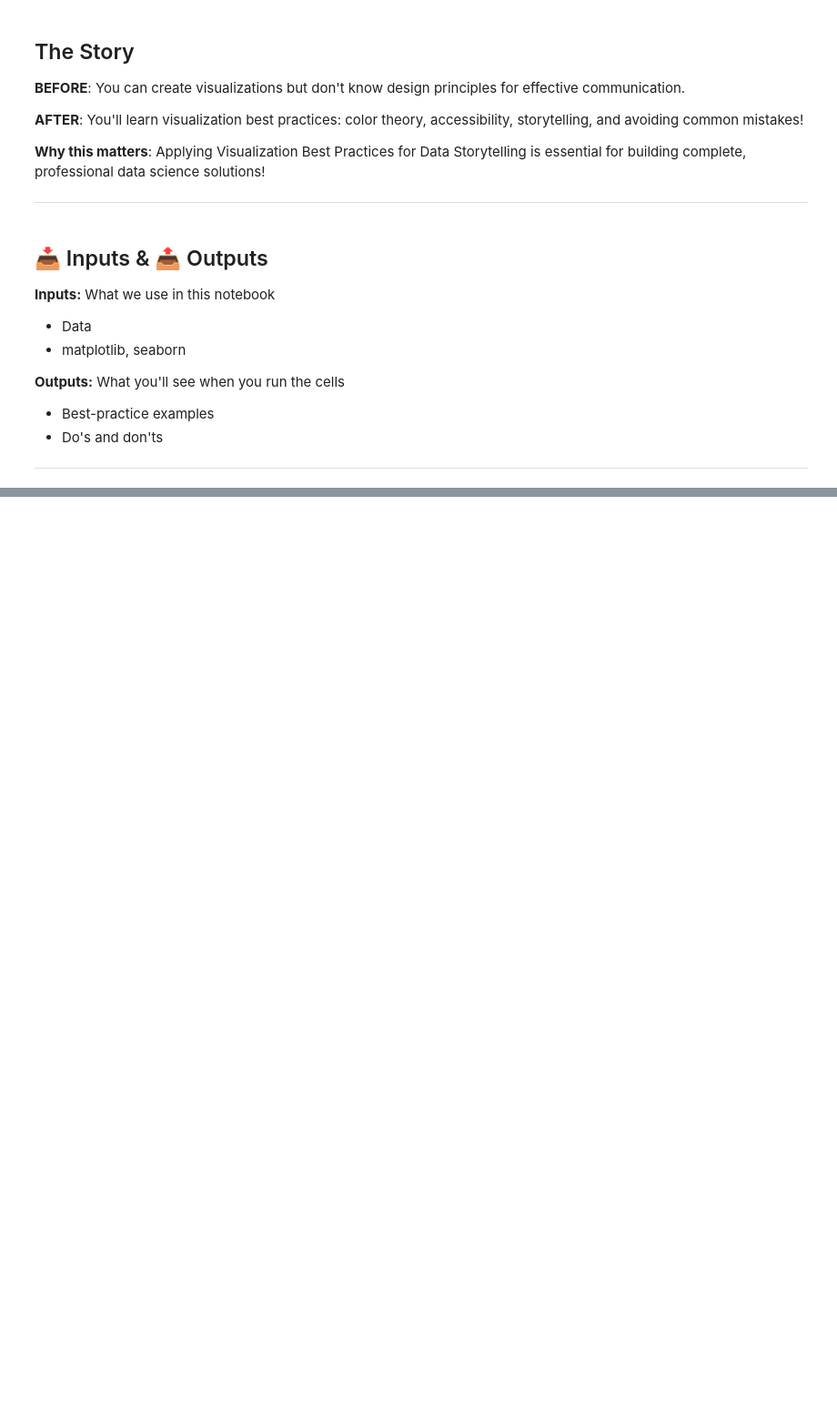
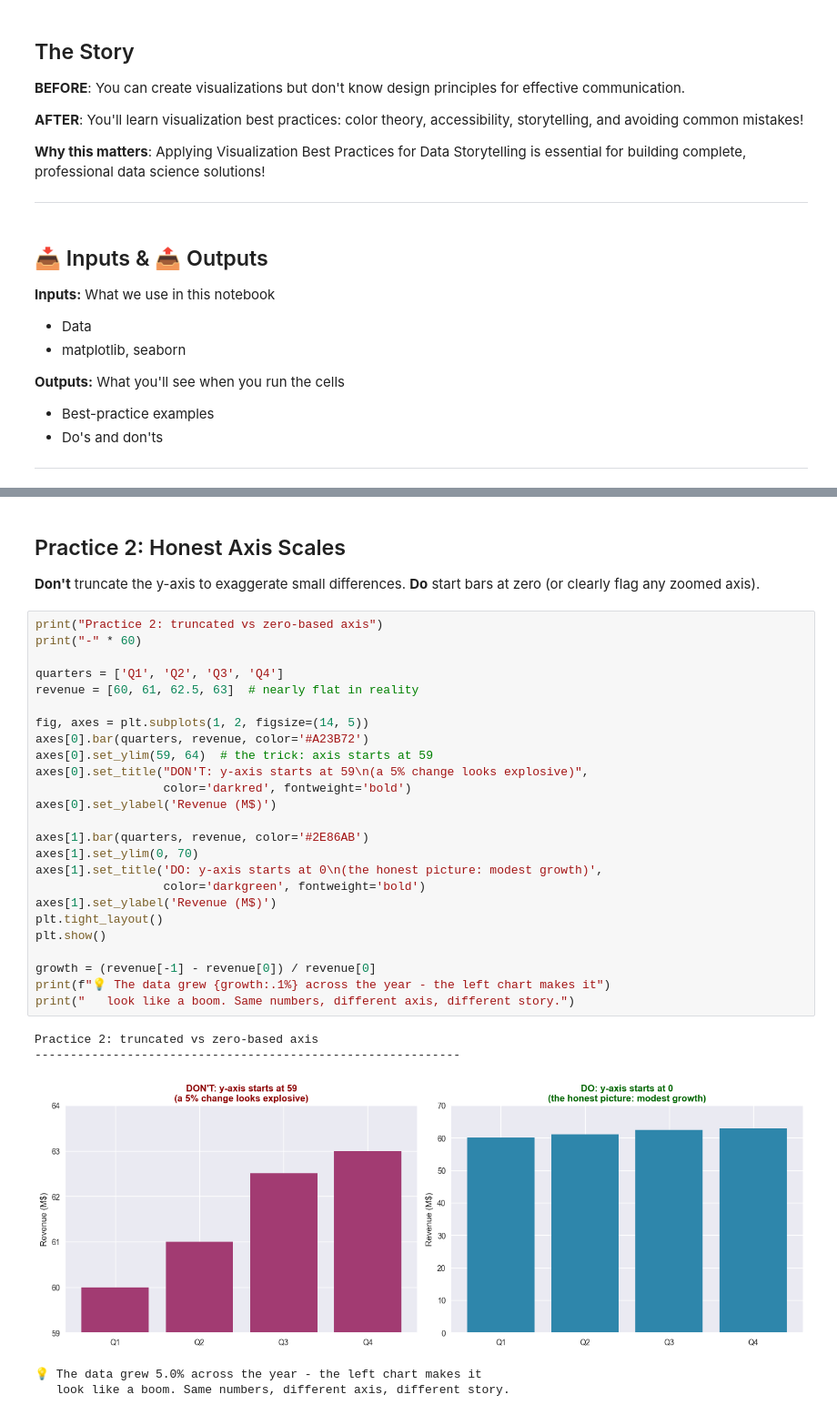
Before and after one commit to A-Alwabel/AI-Diploma-Program, a Jupyter notebook: Course 05/unit3-visualization/examples/07_visualization_best_practices.ipynb, the cells around one changed output, grey strips where cells are left out. Shown at 91% size. Cells and saved outputs as stored; diff of their text form; blank space fills up the shorter version.

```diff
--- a/Course 05/unit3-visualization/examples/07_visualization_best_practices.ipynb
+++ b/Course 05/unit3-visualization/examples/07_visualization_best_practices.ipynb
@@ -175,0 +112,36 @@ Best Practices:
+# %% [markdown]
+## Practice 2: Honest Axis Scales
+
+**Don't** truncate the y-axis to exaggerate small differences.
+**Do** start bars at zero (or clearly flag any zoomed axis).
+# %%
+print("Practice 2: truncated vs zero-based axis")
+print("-" * 60)
+
+quarters = ['Q1', 'Q2', 'Q3', 'Q4']
+revenue = [60, 61, 62.5, 63]  # nearly flat in reality
+
+fig, axes = plt.subplots(1, 2, figsize=(14, 5))
+axes[0].bar(quarters, revenue, color='#A23B72')
+axes[0].set_ylim(59, 64)  # the trick: axis starts at 59
+axes[0].set_title("DON'T: y-axis starts at 59\n(a 5% change looks explosive)",
+                  color='darkred', fontweight='bold')
+axes[0].set_ylabel('Revenue (M$)')
+
+axes[1].bar(quarters, revenue, color='#2E86AB')
+axes[1].set_ylim(0, 70)
+axes[1].set_title('DO: y-axis starts at 0\n(the honest picture: modest growth)',
+                  color='darkgreen', fontweight='bold')
+axes[1].set_ylabel('Revenue (M$)')
+plt.tight_layout()
+plt.show()
+
+growth = (revenue[-1] - revenue[0]) / revenue[0]
+print(f"💡 The data grew {growth:.1%} across the year - the left chart makes it")
+print("   look like a boom. Same numbers, different axis, different story.")
+# %% [output]
+Practice 2: truncated vs zero-based axis
+------------------------------------------------------------
+[figure, added]
+💡 The data grew 5.0% across the year - the left chart makes it
+   look like a boom. Same numbers, different axis, different story.
```
Also changed, not shown: parts of 9 cells of this notebook, 57 other files.
